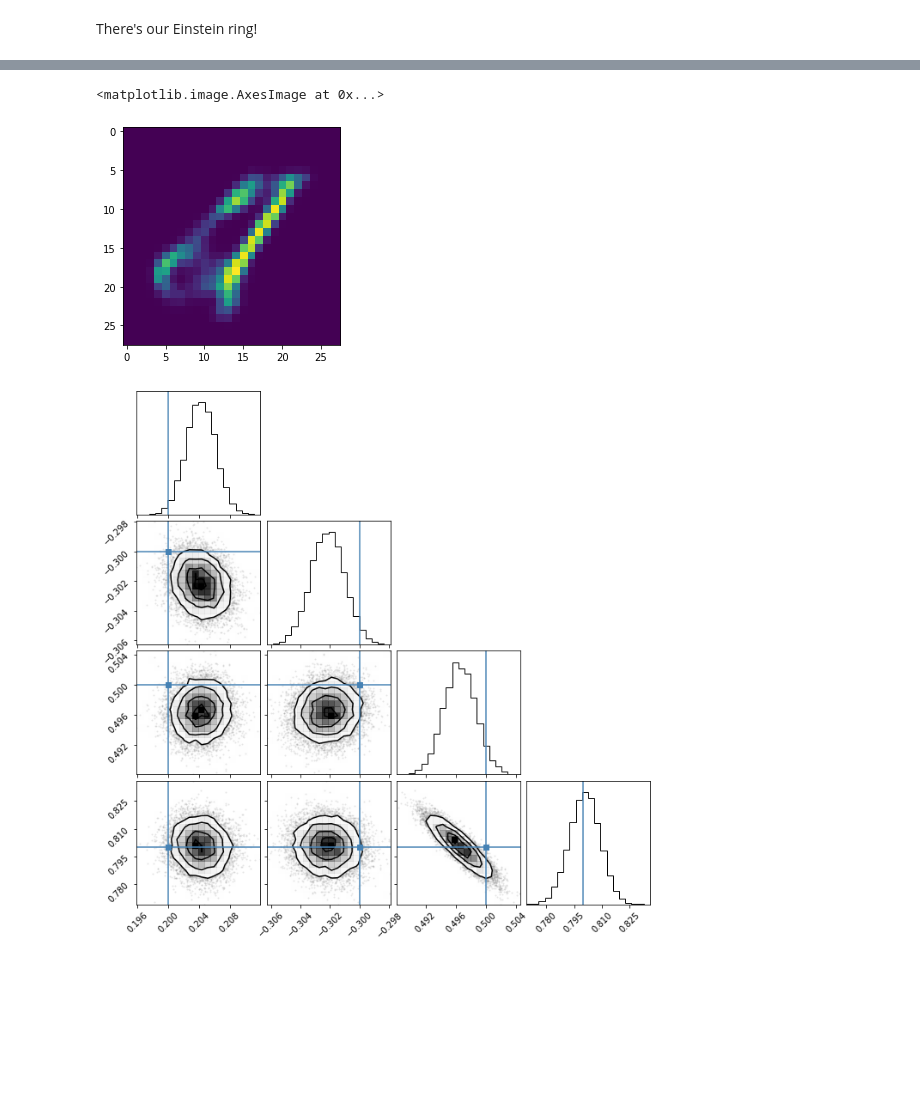
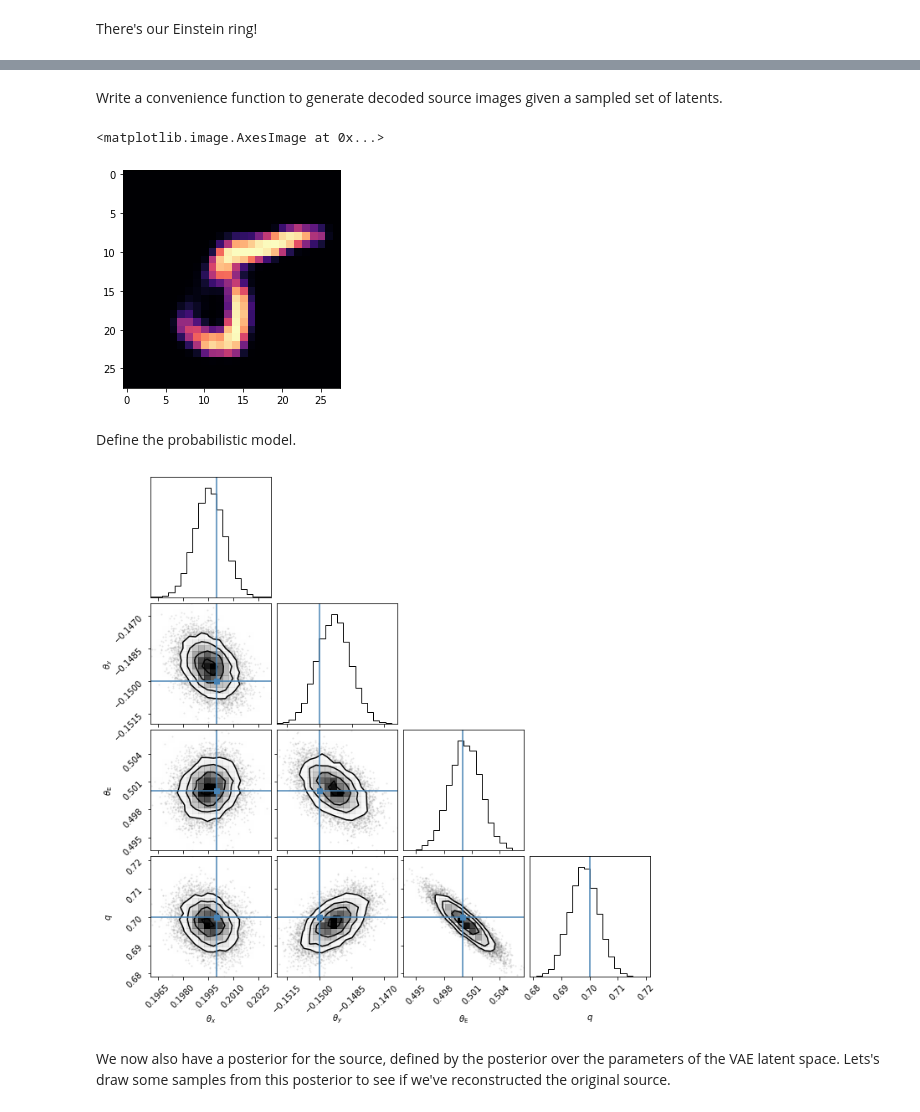
Before and after one commit to smsharma/deep-prob-prog-tutorials, a Jupyter notebook: 02_deep_prob_prog.ipynb, the cells around one changed output, grey strips where cells are left out. Cells and saved outputs as stored; diff of their text form; code cells hidden in the pictures; blank space fills up the shorter version.

```diff
--- a/02_deep_prob_prog.ipynb
+++ b/02_deep_prob_prog.ipynb
@@ -294,6 +301,6 @@ def lensing_simulator(theta_x_0, theta_y_0, theta_E, q):
 # %%
 def model(image):
-    """ Model definition in Pyro
+    """ Model definition in Numpyro
     """
 
     # Stochastic nodes
@@ -303,9 +310,9 @@ def model(image):
     q = numpyro.sample("q", dist.Uniform(0.5, 0.99))
 
     # Deterministic node
-    mu_pred = numpyro.deterministic("mu_pred", lensing_simulator(theta_x_0, theta_y_0, theta_E, q))
+    mu_pred = numpyro.deterministic("mu_pred", lensing_simulator(theta_x_0, theta_y_0, theta_E, q, source_image))
 
-    # N different independent observations
+    # Use a plate to mark all pixels (i.e., data points along the two dimensions) as conditionally independent
     with numpyro.plate_stack('observed_data', image.shape, rightmost_dim=-1):
         return numpyro.sample("obs", dist.Poisson(mu_pred), obs=image)
 # %%
@@ -322,5 +333,6 @@ samples_svi = np.array([samples_svi['theta_x_0'], samples_svi['theta_y_0'], samp
 # %%
 import corner
 
-corner.corner(samples_svi, truths=[0.2, -0.3, 0.7, 0.7]);
+labels = [r"$\theta_x$", r"$\theta_y$", r"$\theta_\mathrm{E}$", r"$q$"]
+corner.corner(samples_svi, truths=[0.2, -0.3, 0.7, 0.7], labels=labels);
 # %% [output]
@@ -514,6 +582,6 @@ eval epoch: 50, loss: 97.3171, MSE: 71.6902, KLD: 25.6269
 # %%
 rng = jax.random.PRNGKey(12)
 rng, z_key, eval_rng = random.split(rng, 3)
-z = jax.random.normal(z_key, (4, latents))
+z = jax.random.normal(z_key, (16, latents))
 # %%
 metrics, comparison, sample = eval(state.params, test_ds, z, eval_rng)
@@ -549,11 +620,19 @@ plt.imshow(lensed_image)
+# %% [markdown]
+Write a convenience function to generate decoded source images given a sampled set of latents.
 # %%
 def generate(vae, z):
-    generate_images = vae.generate(z)
-    generate_images = generate_images.reshape(-1, 28, 28, 1)
-    return generate_images
+  """ Decode image from VAE `vae` given a set of latents `z`
+  """
+  generate_images = vae.generate(z)
+  generate_images = generate_images.reshape(-1, 28, 28, 1)
+  return generate_images
 # %%
+ # Draw some latent parameters from Gaussian prior
 z_latent = jax.random.normal(z_key, (1, latents))
-plt.imshow(nn.apply(generate, model_vae())({'params': state.params}, z_latent)[0, :, :, 0])
+
+# Corresponding decoded image
+img_decoded = nn.apply(generate, model_vae())({'params': state.params}, z_latent)
+plt.imshow(img_decoded[0, :, :, 0], cmap='magma')
 # %% [output]
 <matplotlib.image.AxesImage at 0x...>
-[figure, old version]
+[figure, new version]
@@ -572,3 +639,5 @@ def lensing_simulator(theta_x_0, theta_y_0, theta_E, q, src_image):
+# %% [markdown]
+Define the probabilistic model.
 # %%
 def model(image):
     """ Model definition in Pyro
@@ -598,10 +670,14 @@ svi = SVI(model, guide, optimizer, Trace_ELBO())
 svi_results = svi.run(jax.random.PRNGKey(1), 40000, lensed_image)
 params = svi_results.params
 # %%
+# Sample lens parameters
 samples_svi = guide.sample_posterior(rng_key=jax.random.PRNGKey(0), params=params, sample_shape=(10000,))
 samples_svi = np.array([samples_svi['theta_x_0'], samples_svi['theta_y_0'], samples_svi['theta_E'], samples_svi['q'] ]).T
 
-corner.corner(samples_svi, truths=[0.2, -0.3, 0.5, 0.8]);
+labels = [r"$\theta_x$", r"$\theta_y$", r"$\theta_\mathrm{E}$", r"$q$"]
+corner.corner(samples_svi, truths=[0.2, -0.15, 0.5, 0.7], labels=labels);
 # %% [output]
-[figure, old version]
+[figure, new version]
+# %% [markdown]
+We now also have a posterior for the source, defined by the posterior over the parameters of the VAE latent space. Lets's draw some samples from this posterior to see if we've reconstructed the original source.
 # %%
```
Also changed, not shown: parts of 43 cells of this notebook.
